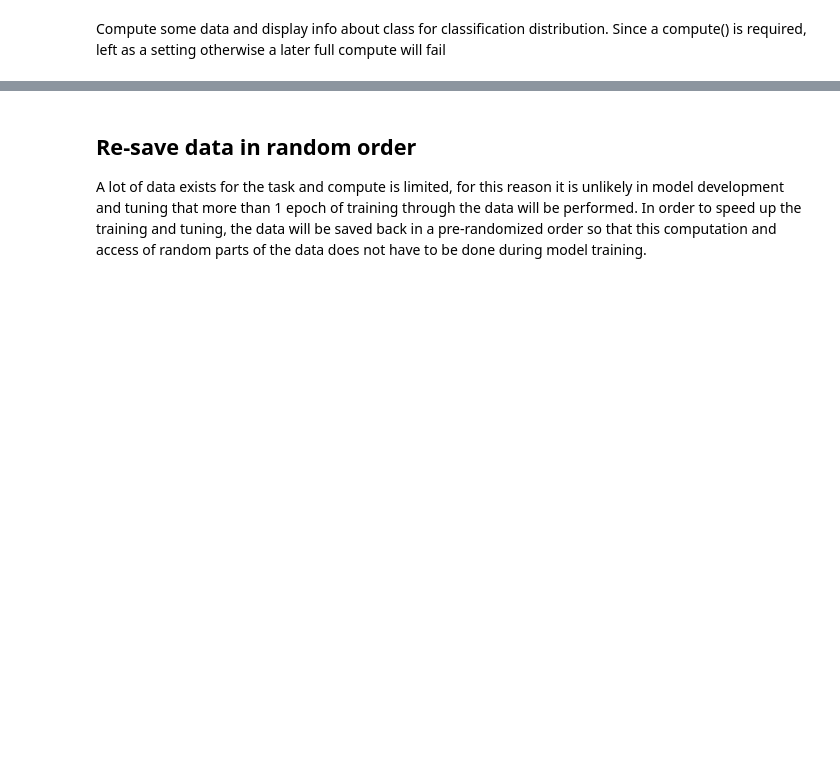
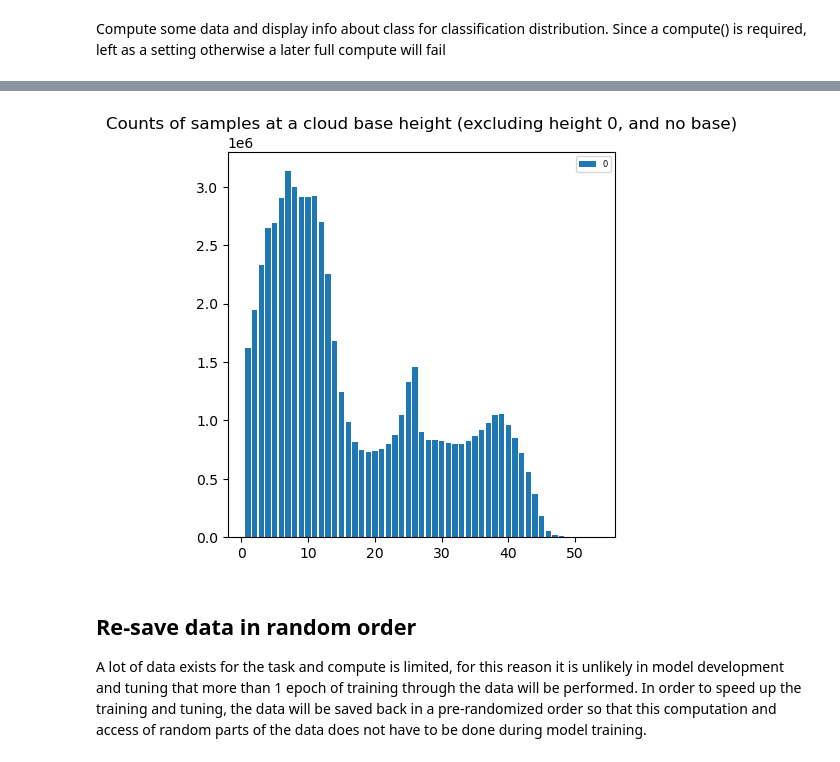
Before and after one commit to MetOffice/data_science_cop, a Jupyter notebook: challenges/2021_cloud_base_height/02_explore_transformed_data.ipynb, the cells around one changed output, grey strips where cells are left out. Saved outputs shown, nothing was run; the diff lists cells and outputs as text; code cells hidden in the pictures; blank space fills up the shorter version.

```diff
--- a/challenges/2021_cloud_base_height/02_explore_transformed_data.ipynb
+++ b/challenges/2021_cloud_base_height/02_explore_transformed_data.ipynb
@@ -141,3 +147,11 @@ Percentage of samples with cloud bases: 0.9996653932005495
+# %%
+if display_data_info:
+    plt.figure(figsize=(5,5))
+    plt.bar(labels[1:-1], counts[1:-1])  # create pie chart
+    plt.title("Counts of samples at a cloud base height (excluding height 0 and no-base)")
+    plt.legend(labels, fontsize=6)
+# %% [output]
+[figure, added]
 # %% [markdown]
 ## Re-save data in random order
 
```
Also changed, not shown: parts of 10 cells of this notebook, 7 other files.
